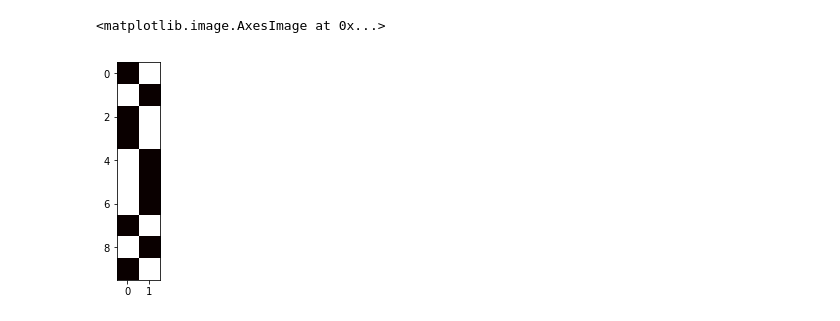
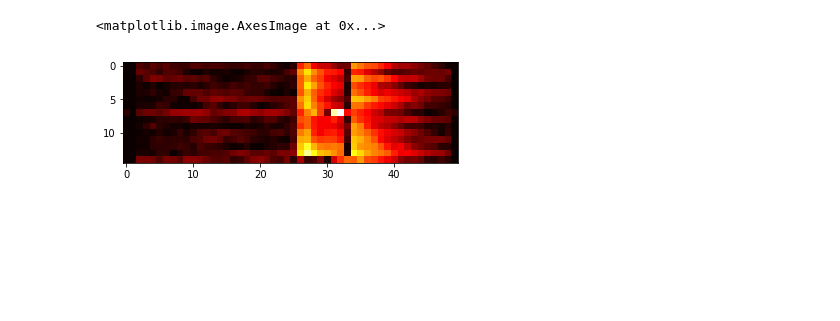
Before and after one commit to Smith42/neuralnet-mcg, a Jupyter notebook: prototypeOne.ipynb, the cells around one changed output. Cells and saved outputs as stored; diff of their text form; code cells hidden in the pictures; blank space fills up the shorter version.

```diff
--- a/prototypeOne.ipynb
+++ b/prototypeOne.ipynb
@@ -74,6 +98,7 @@ def processClassData(classData, expand):
 # %%
 classData, coilData = importPickle("./inData/6060DataFrame.pkl")
-expand = False
+expand = True
 coilData = processCoilData(coilData, expand)
-#coilDataRS = np.reshape(coilData, (-1,15,50))
 classData = processClassData(classData, expand)
+getGraphs(coilData[:400])
+print (classData)
@@ -90,5 +114,7 @@ plt.savefig("./outData/blahblah.png")
+# %%
+coilDataRS = np.absolute(np.reshape(coilData,[16000,15,50,1]))
 # %%
-plt.imshow(classData[0:10], cmap='hot', interpolation='nearest')
+plt.imshow(coilDataRS[0,:,:,0], cmap='hot', interpolation='nearest')
 # %% [output]
 <matplotlib.image.AxesImage at 0x...>
-[figure, old version]
+[figure, new version]
```
Also changed, not shown: parts of 16 cells of this notebook, 5 other files.
